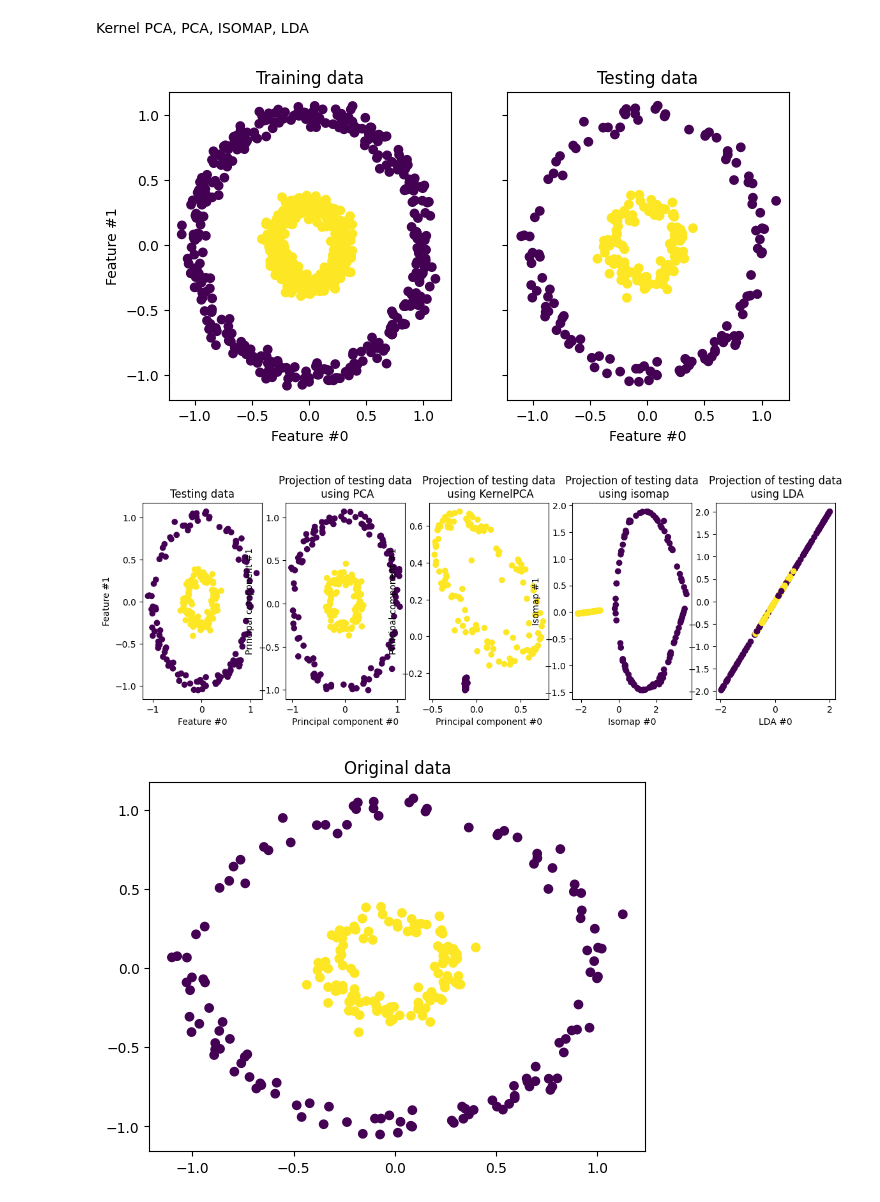
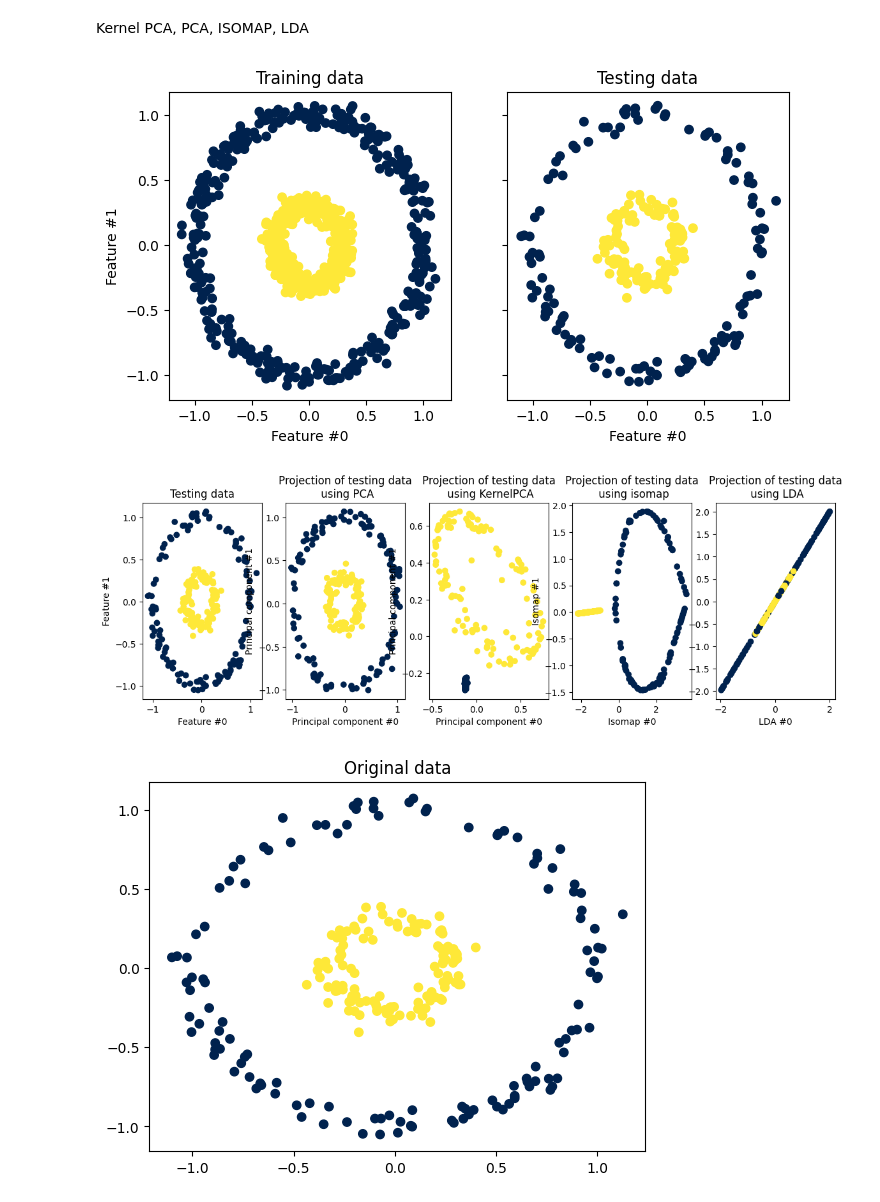
Before and after one commit to AAU-Dat/P5-Nonlinear-Dimensionality-Reduction, a Jupyter notebook: jupyter-notebooks/nonlinear.ipynb, the cells around one changed output. Cells and saved outputs as stored; diff of their text form; code cells hidden in the pictures.

```diff
--- a/jupyter-notebooks/nonlinear.ipynb
+++ b/jupyter-notebooks/nonlinear.ipynb
@@ -12,22 +15,23 @@ Kernel PCA, PCA, ISOMAP, LDA
 # %%
 X, y = make_circles(n_samples=1_000, factor=0.3, noise=0.05, random_state=0)
 X_train, X_test, y_train, y_test = train_test_split(X, y, stratify=y, random_state=0)
 
 _, (train_ax, test_ax) = plt.subplots(ncols=2, sharex=True, sharey=True, figsize=(8, 4))
 
 n_neighbors = 12
 n_components = 2
-
-train_ax.scatter(X_train[:, 0], X_train[:, 1], c=y_train)
+#change color of plot
+train_ax.scatter(X_train[:, 0], X_train[:, 1], c=y_train, cmap='cividis')
 train_ax.set_ylabel("Feature #1")
 train_ax.set_xlabel("Feature #0")
 train_ax.set_title("Training data")
 
-test_ax.scatter(X_test[:, 0], X_test[:, 1], c=y_test)
+test_ax.scatter(X_test[:, 0], X_test[:, 1], c=y_test, cmap='cividis')
+#test_ax.set_facecolor('pink')
 test_ax.set_xlabel("Feature #0")
 _ = test_ax.set_title("Testing data")
 # %% [output]
-[figure, old version]
+[figure, new version]
 # %%
 pca = PCA(n_components=2)
 kernel_pca = KernelPCA(
@@ -47,37 +51,37 @@ fig, (orig_data_ax, pca_proj_ax, kernel_pca_proj_ax, isomap_proj_ax, lda_proj_ax
     ncols=5, figsize=(14, 4)
 )
 
-orig_data_ax.scatter(X_test[:, 0], X_test[:, 1], c=y_test)
+orig_data_ax.scatter(X_test[:, 0], X_test[:, 1], c=y_test, cmap='cividis')
 orig_data_ax.set_ylabel("Feature #1")
 orig_data_ax.set_xlabel("Feature #0")
 orig_data_ax.set_title("Testing data")
 
-pca_proj_ax.scatter(X_test_pca[:, 0], X_test_pca[:, 1], c=y_test)
+pca_proj_ax.scatter(X_test_pca[:, 0], X_test_pca[:, 1], c=y_test, cmap='cividis')
 pca_proj_ax.set_ylabel("Principal component #1")
 pca_proj_ax.set_xlabel("Principal component #0")
 pca_proj_ax.set_title("Projection of testing data\n using PCA")
 
-kernel_pca_proj_ax.scatter(X_test_kernel_pca[:, 0], X_test_kernel_pca[:, 1], c=y_test)
+kernel_pca_proj_ax.scatter(X_test_kernel_pca[:, 0], X_test_kernel_pca[:, 1], c=y_test, cmap='cividis')
 kernel_pca_proj_ax.set_ylabel("Principal component #1")
 kernel_pca_proj_ax.set_xlabel("Principal component #0")
 _ = kernel_pca_proj_ax.set_title("Projection of testing data\n using KernelPCA")
 
-isomap_proj_ax.scatter(S_isomap[:, 0], S_isomap[:, 1], c=y_test)
+isomap_proj_ax.scatter(S_isomap[:, 0], S_isomap[:, 1], c=y_test, cmap='cividis')
 isomap_proj_ax.set_ylabel("Isomap #1")
 isomap_proj_ax.set_xlabel("Isomap #0")
 _ = isomap_proj_ax.set_title("Projection of testing data\n using isomap")
 
-lda_proj_ax.scatter(X_test_lda[:, 0], X_test_lda[:, 0], c=y_test)
+lda_proj_ax.scatter(X_test_lda[:, 0], X_test_lda[:, 0], c=y_test, cmap='cividis')
 lda_proj_ax.set_xlabel("LDA #0")
 _ = lda_proj_ax.set_title("Projection of testing data\n using LDA")
 # %% [output]
-[figure, old version]
+[figure, new version]
 # %%
 plt.figure()
-plt.scatter(orig_data_ax.get_children()[0].get_offsets()[:, 0], orig_data_ax.get_children()[0].get_offsets()[:, 1], c=y_test)
+plt.scatter(orig_data_ax.get_children()[0].get_offsets()[:, 0], orig_data_ax.get_children()[0].get_offsets()[:, 1], c=y_test, cmap='cividis')
 plt.title("Original data")
 plt.show()
 # %% [output]
-[figure, old version]
+[figure, new version]
 # %%
 plt.figure()
```
Also changed, not shown: parts of 6 cells of this notebook.
